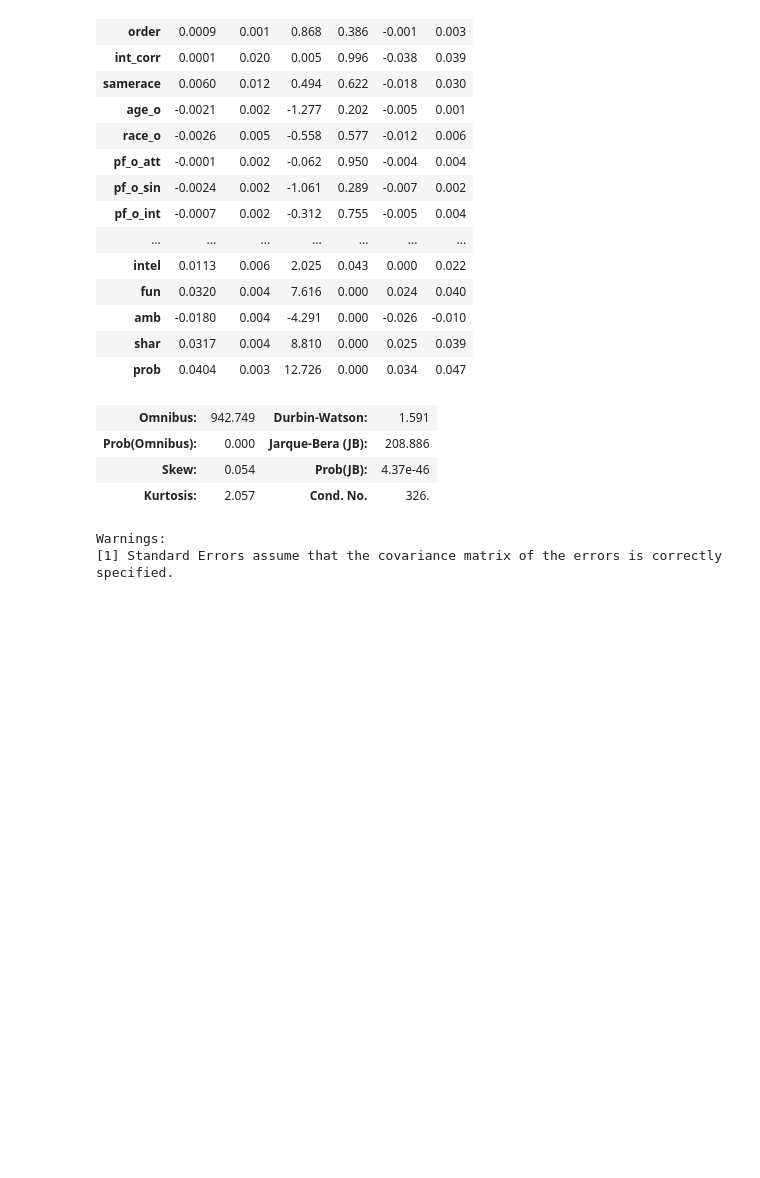
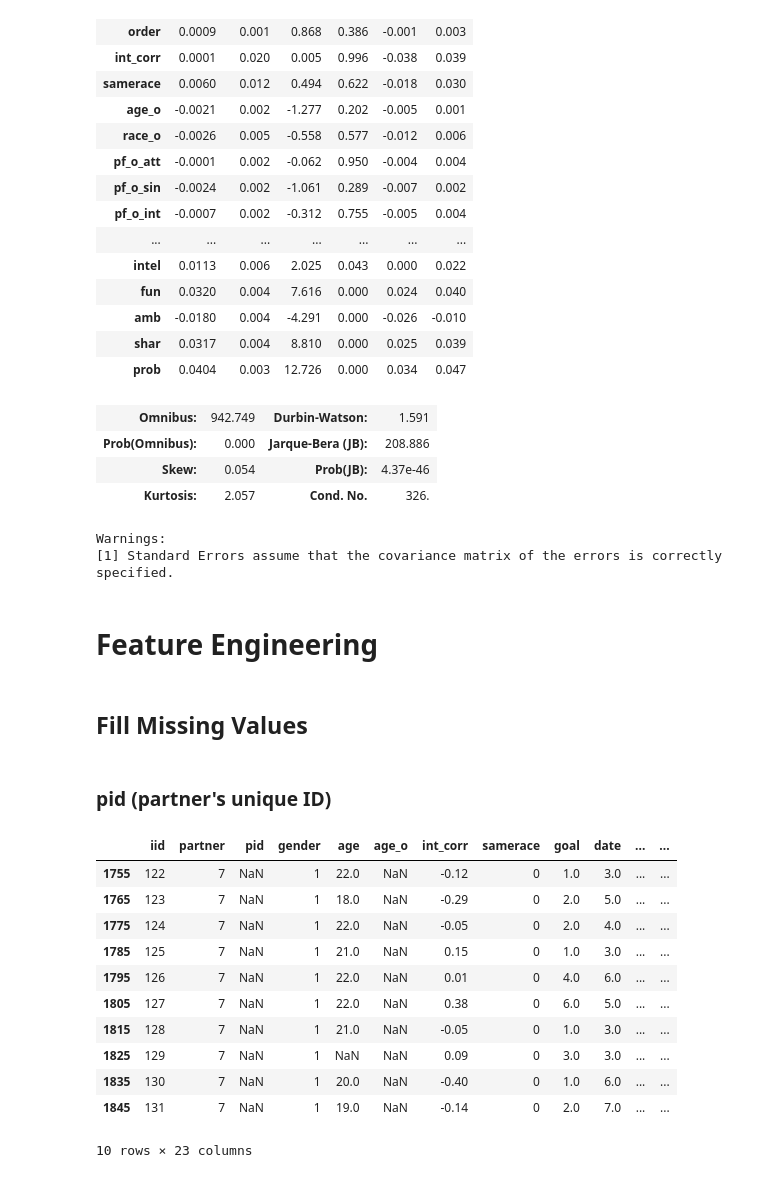
Before and after one commit to eyl1532/speed-dating-analysis, a Jupyter notebook: new_RFEregression.ipynb, the cells around one changed output. Saved outputs shown, nothing was run; the diff lists cells and outputs as text; code cells hidden in the pictures; blank space fills up the shorter version.

Commit message:
started feature engineering

```diff
--- a/new_RFEregression.ipynb
+++ b/new_RFEregression.ipynb
@@ -119,3 +111,5 @@ X_reg4 = data1[['gender','attr_o','sinc_o','shar_o','prob_o','race','imprace','g
 model = sm.OLS(y, X_reg4)
 result_reg = model.fit()
 result_reg.summary()
+# %% [markdown]
+# Feature Engineering
@@ -121,0 +130,19 @@ result_reg.summary()
+# %% [markdown]
+## Fill Missing Values
+# %% [markdown]
+### pid (partner's unique ID)
+# %%
+df2[df2.pid.isnull()]  # The missing pid comes from same person in one night
+# %% [output]
+|  | iid | partner | pid | gender | age | age_o | int_corr | samerace | goal | date | ... | ... |
+| 1755 | 122 | 7 | NaN | 1 | 22.0 | NaN | -0.12 | 0 | 1.0 | 3.0 | ... | ... |
+| 1765 | 123 | 7 | NaN | 1 | 18.0 | NaN | -0.29 | 0 | 2.0 | 5.0 | ... | ... |
+| 1775 | 124 | 7 | NaN | 1 | 22.0 | NaN | -0.05 | 0 | 2.0 | 4.0 | ... | ... |
+| 1785 | 125 | 7 | NaN | 1 | 21.0 | NaN | 0.15 | 0 | 1.0 | 3.0 | ... | ... |
+| 1795 | 126 | 7 | NaN | 1 | 22.0 | NaN | 0.01 | 0 | 4.0 | 6.0 | ... | ... |
+| 1805 | 127 | 7 | NaN | 1 | 22.0 | NaN | 0.38 | 0 | 6.0 | 5.0 | ... | ... |
+| 1815 | 128 | 7 | NaN | 1 | 21.0 | NaN | -0.05 | 0 | 1.0 | 3.0 | ... | ... |
+| 1825 | 129 | 7 | NaN | 1 | NaN | NaN | 0.09 | 0 | 3.0 | 3.0 | ... | ... |
+| 1835 | 130 | 7 | NaN | 1 | 20.0 | NaN | -0.40 | 0 | 1.0 | 6.0 | ... | ... |
+| 1845 | 131 | 7 | NaN | 1 | 19.0 | NaN | -0.14 | 0 | 2.0 | 7.0 | ... | ... |
+10 rows × 23 columns
```
Also changed, not shown: parts of 15 cells of this notebook.
